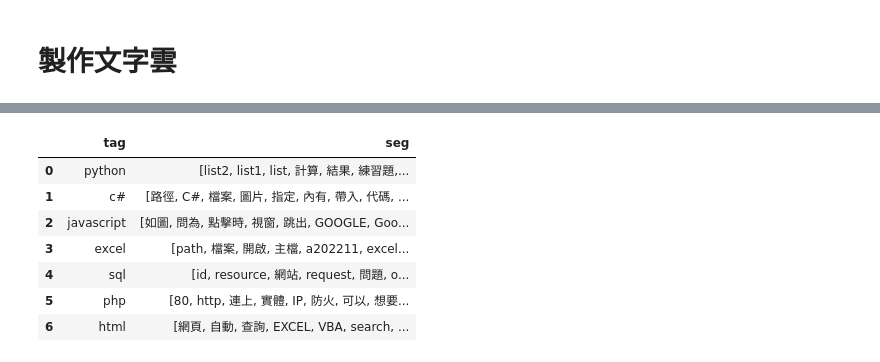
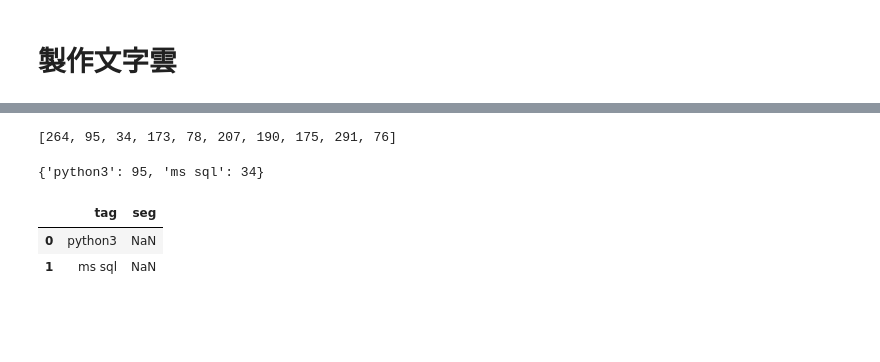
Before and after one commit to minhao920201/PL, a Jupyter notebook: HW5/analysis.ipynb, the cells around one changed output, grey strips where cells are left out. Drawn from its saved outputs; the diff is of its cells as text; code cells hidden in the pictures; blank space fills up the shorter version.

```diff
--- a/HW5/analysis.ipynb
+++ b/HW5/analysis.ipynb
@@ -241,7 +224,0 @@ more_than_100
-# %%
-res = pd.DataFrame(columns = ['tag','seg'],index = range(count))
-cnt = 0
-for tag in more_than_100:
-    res['tag'][cnt] = tag
-    cnt += 1
-res
@@ -257,25 +224,0 @@ res
-# %%
-count = 0
-for tag in more_than_100:
-    id = 0
-    li_id = []
-    for seg in df['標籤']:
-        if tag in seg:
-            li_id.append(id)
-        id += 1
-    big_list = []
-    for i in li_id:
-        for seg in df['seg'][i]:
-            big_list.append(seg)
-    res['seg'][count] = big_list
-    count += 1
-res
-# %% [output]
-|  | tag | seg |
-| 0 | python | [list2, list1, list, 計算, 結果, 練習題,... |
-| 1 | c# | [路徑, C#, 檔案, 圖片, 指定, 內有, 帶入, 代碼, ... |
-| 2 | javascript | [如圖, 問為, 點擊時, 視窗, 跳出, GOOGLE, Goo... |
-| 3 | excel | [path, 檔案, 開啟, 主檔, a202211, excel... |
-| 4 | sql | [id, resource, 網站, request, 問題, o... |
-| 5 | php | [80, http, 連上, 實體, IP, 防火, 可以, 想要... |
-| 6 | html | [網頁, 自動, 查詢, EXCEL, VBA, search, ... |
@@ -283,0 +225,30 @@ res.to_csv("After_analysis.csv")
+# %%
+import random
+li_rand = []
+for i in range(10):
+    li_rand.append(random.randrange(314))
+li_rand
+# %% [output]
+[264, 95, 34, 173, 78, 207, 190, 175, 291, 76]
+# %%
+dic_rand = {}
+count = 0
+for i in li_rand:
+    for key in dic_sort:
+        if dic_sort[key]==i:
+            dic_rand[key] = dic_sort[key]
+            count += 1
+dic_rand
+# %% [output]
+{'python3': 95, 'ms sql': 34}
+# %%
+res = pd.DataFrame(columns = ['tag','seg'],index = range(count))
+cnt = 0
+for tag in dic_rand:
+    res['tag'][cnt] = tag
+    cnt += 1
+res
+# %% [output]
+|  | tag | seg |
+| 0 | python3 | NaN |
+| 1 | ms sql | NaN |
```
Also changed, not shown: parts of 9 cells of this notebook.
